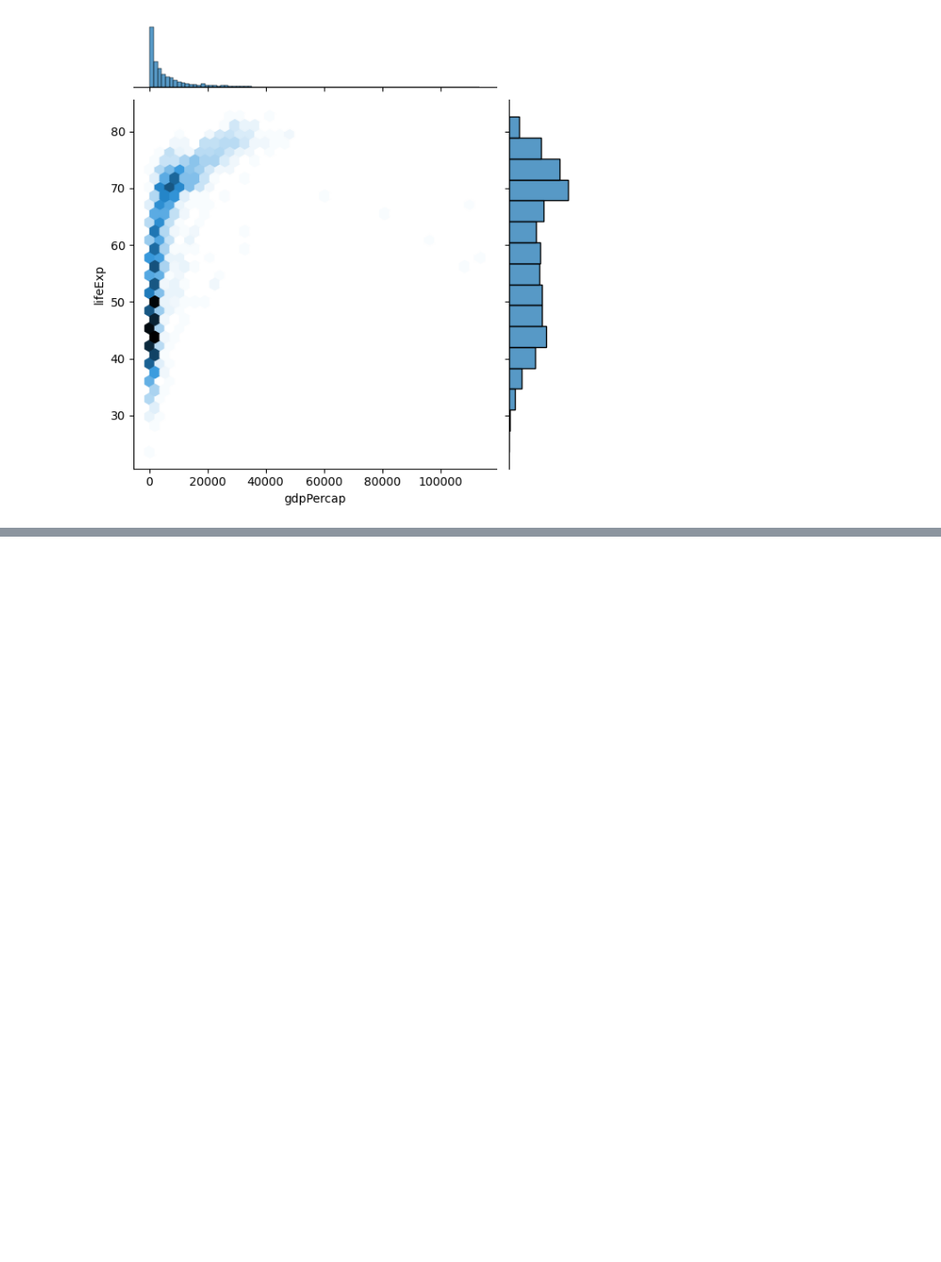
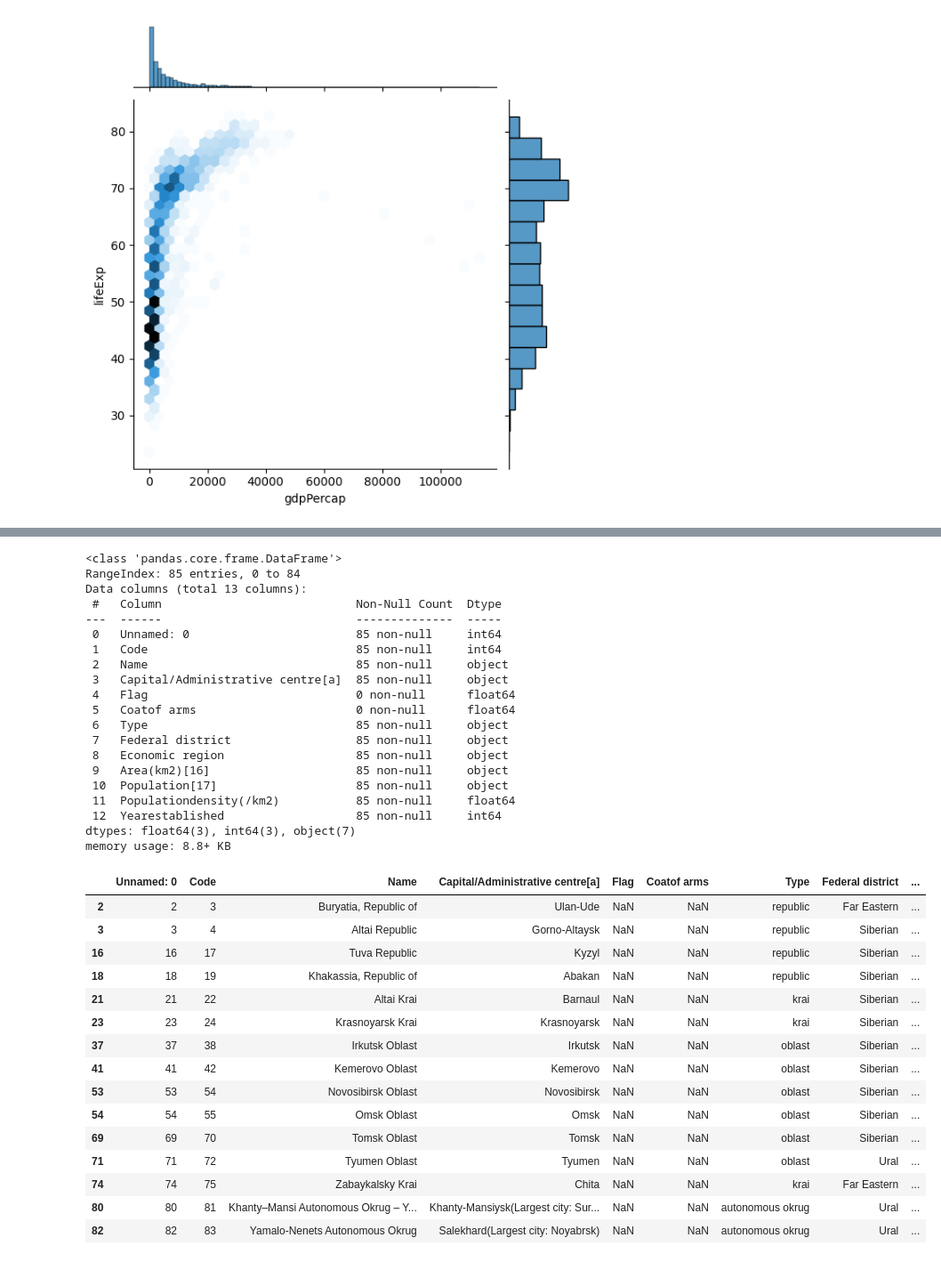
Before and after one commit to jaidatta71/Chatbot, a Jupyter notebook: Creating Violin, Box, and Joint Plots.ipynb, the cells around one changed output, grey strips where cells are left out. Shown: that part at 89% size. Saved outputs shown, nothing was run; the diff lists cells and outputs as text; code cells hidden in the pictures; blank space fills up the shorter version.

```diff
--- a/Creating Violin, Box, and Joint Plots.ipynb
+++ b/Creating Violin, Box, and Joint Plots.ipynb
@@ -295,0 +339,41 @@ sns.jointplot(gapminder, x = 'gdpPercap' , y = 'lifeExp', kind  = 'hex')
+# %%
+df = pd.read_csv('drive/MyDrive/russian_states.csv')
+df.info()
+df[df["Economic region"].str.contains("Siberian")]
+# %% [output]
+<class 'pandas.core.frame.DataFrame'>
+RangeIndex: 85 entries, 0 to 84
+Data columns (total 13 columns):
+ #   Column                            Non-Null Count  Dtype
+---  ------                            --------------  -----
+ 0   Unnamed: 0                        85 non-null     int64
+ 1   Code                              85 non-null     int64
+ 2   Name                              85 non-null     object
+ 3   Capital/Administrative centre[a]  85 non-null     object
+ 4   Flag                              0 non-null      float64
+ 5   Coatof arms                       0 non-null      float64
+ 6   Type                              85 non-null     object
+ 7   Federal district                  85 non-null     object
+ 8   Economic region                   85 non-null     object
+ 9   Area(km2)[16]                     85 non-null     object
+ 10  Population[17]                    85 non-null     object
+ 11  Populationdensity(/km2)           85 non-null     float64
+ 12  Yearestablished                   85 non-null     int64
+dtypes: float64(3), int64(3), object(7)
+memory usage: 8.8+ KB
+|  | Unnamed: 0 | Code | Name | Capital/Administrative centre[a] | Flag | Coatof arms | Type | Federal district | ... |
+| 2 | 2 | 3 | Buryatia, Republic of | Ulan-Ude | NaN | NaN | republic | Far Eastern | ... |
+| 3 | 3 | 4 | Altai Republic | Gorno-Altaysk | NaN | NaN | republic | Siberian | ... |
+| 16 | 16 | 17 | Tuva Republic | Kyzyl | NaN | NaN | republic | Siberian | ... |
+| 18 | 18 | 19 | Khakassia, Republic of | Abakan | NaN | NaN | republic | Siberian | ... |
+| 21 | 21 | 22 | Altai Krai | Barnaul | NaN | NaN | krai | Siberian | ... |
+| 23 | 23 | 24 | Krasnoyarsk Krai | Krasnoyarsk | NaN | NaN | krai | Siberian | ... |
+| 37 | 37 | 38 | Irkutsk Oblast | Irkutsk | NaN | NaN | oblast | Siberian | ... |
+| 41 | 41 | 42 | Kemerovo Oblast | Kemerovo | NaN | NaN | oblast | Siberian | ... |
+| 53 | 53 | 54 | Novosibirsk Oblast | Novosibirsk | NaN | NaN | oblast | Siberian | ... |
+| 54 | 54 | 55 | Omsk Oblast | Omsk | NaN | NaN | oblast | Siberian | ... |
+| 69 | 69 | 70 | Tomsk Oblast | Tomsk | NaN | NaN | oblast | Siberian | ... |
+| 71 | 71 | 72 | Tyumen Oblast | Tyumen | NaN | NaN | oblast | Ural | ... |
+| 74 | 74 | 75 | Zabaykalsky Krai | Chita | NaN | NaN | krai | Far Eastern | ... |
+| 80 | 80 | 81 | Khanty–Mansi Autonomous Okrug – Y... | Khanty-Mansiysk(Largest city: Sur... | NaN | NaN | autonomous okrug | Ural | ... |
+| 82 | 82 | 83 | Yamalo-Nenets Autonomous Okrug | Salekhard(Largest city: Noyabrsk) | NaN | NaN | autonomous okrug | Ural | ... |
```
Also changed, not shown: parts of 14 cells of this notebook.
